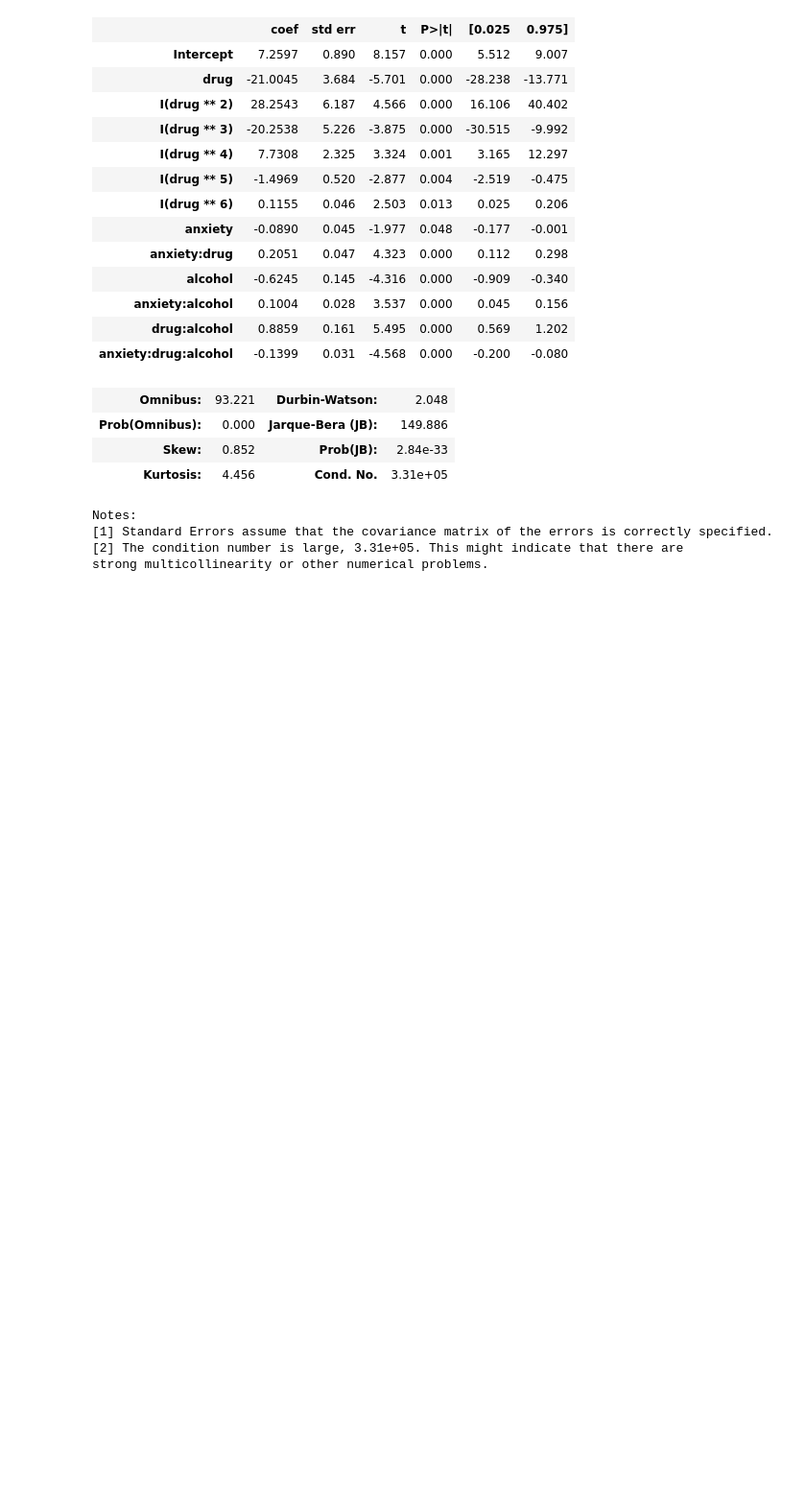
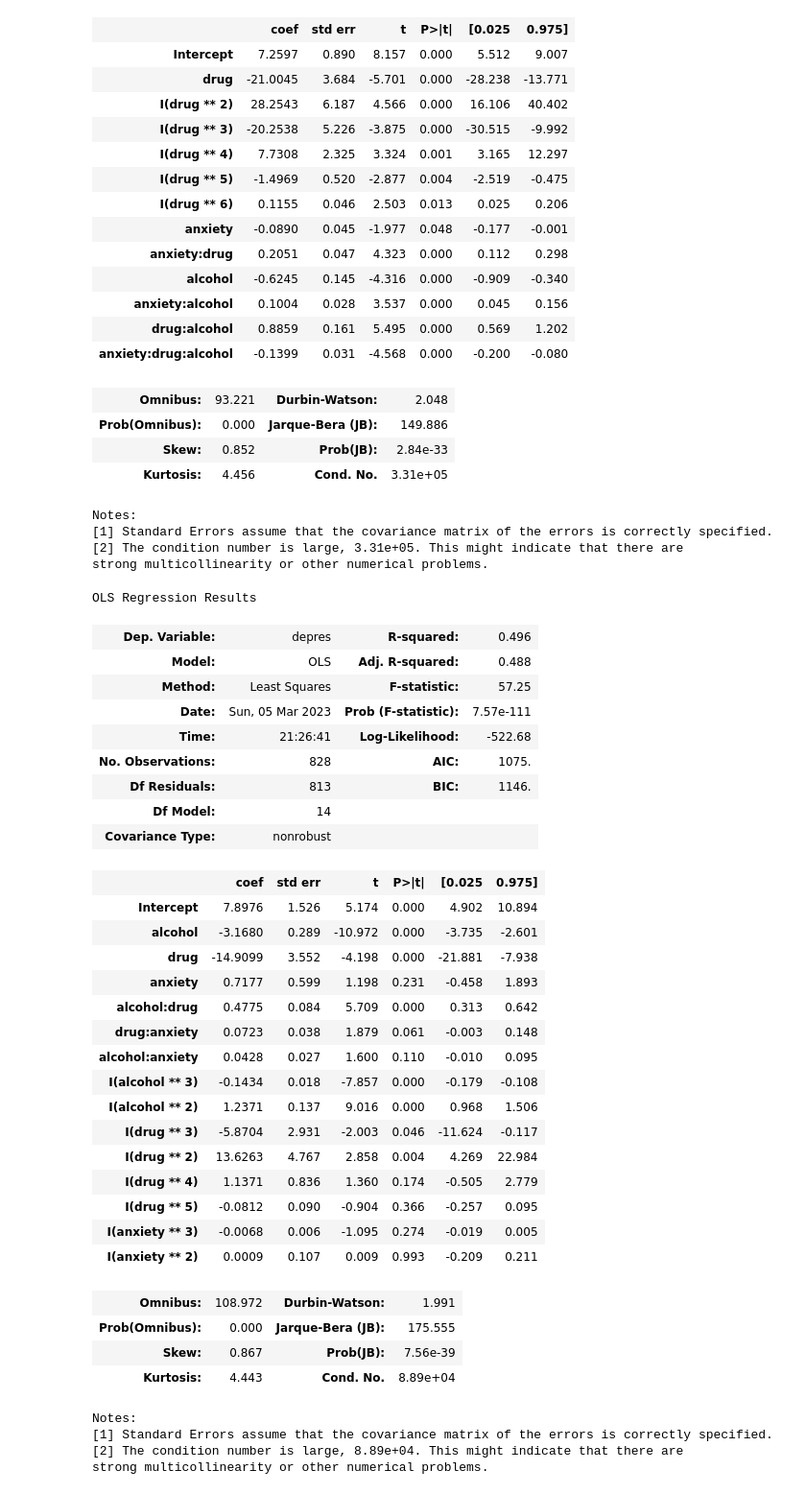
Before and after one commit to marlenealanis/stat-303-2-project, a Jupyter notebook: Project_dataframe.ipynb, the cells around one changed output. Shown at 96% size. Cells and saved outputs as stored; diff of their text form; code cells hidden in the pictures; blank space fills up the shorter version.

```diff
--- a/Project_dataframe.ipynb
+++ b/Project_dataframe.ipynb
@@ -229,3 +229,42 @@ Notes:
 [1] Standard Errors assume that the covariance matrix of the errors is correctly specified.
 [2] The condition number is large, 3.31e+05. This might indicate that there are
 strong multicollinearity or other numerical problems.
+# %%
+ed_obj_7 = smf.ols(formula = 'depres~alcohol+drug+anxiety+alcohol*drug+ drug*anxiety + alcohol*anxiety + I(alcohol**3) + +I(alcohol**2) + I(drug**3) + I(drug**2)+ I(drug**3)+I(drug**4)+I(drug**5)+ I(anxiety**3) + I(anxiety**2)',
+                 data = train).fit()
+ed_obj_7.summary()
+# %% [output]
+OLS Regression Results
+| Dep. Variable: | depres | R-squared: | 0.496 |
+| Model: | OLS | Adj. R-squared: | 0.488 |
+| Method: | Least Squares | F-statistic: | 57.25 |
+| Date: | Sun, 05 Mar 2023 | Prob (F-statistic): | 7.57e-111 |
+| Time: | 21:26:41 | Log-Likelihood: | -522.68 |
+| No. Observations: | 828 | AIC: | 1075. |
+| Df Residuals: | 813 | BIC: | 1146. |
+| Df Model: | 14 |  |  |
+| Covariance Type: | nonrobust |  |  |
+|  | coef | std err | t | P>|t| | [0.025 | 0.975] |
+| Intercept | 7.8976 | 1.526 | 5.174 | 0.000 | 4.902 | 10.894 |
+| alcohol | -3.1680 | 0.289 | -10.972 | 0.000 | -3.735 | -2.601 |
+| drug | -14.9099 | 3.552 | -4.198 | 0.000 | -21.881 | -7.938 |
+| anxiety | 0.7177 | 0.599 | 1.198 | 0.231 | -0.458 | 1.893 |
+| alcohol:drug | 0.4775 | 0.084 | 5.709 | 0.000 | 0.313 | 0.642 |
+| drug:anxiety | 0.0723 | 0.038 | 1.879 | 0.061 | -0.003 | 0.148 |
+| alcohol:anxiety | 0.0428 | 0.027 | 1.600 | 0.110 | -0.010 | 0.095 |
+| I(alcohol ** 3) | -0.1434 | 0.018 | -7.857 | 0.000 | -0.179 | -0.108 |
+| I(alcohol ** 2) | 1.2371 | 0.137 | 9.016 | 0.000 | 0.968 | 1.506 |
+| I(drug ** 3) | -5.8704 | 2.931 | -2.003 | 0.046 | -11.624 | -0.117 |
+| I(drug ** 2) | 13.6263 | 4.767 | 2.858 | 0.004 | 4.269 | 22.984 |
+| I(drug ** 4) | 1.1371 | 0.836 | 1.360 | 0.174 | -0.505 | 2.779 |
+| I(drug ** 5) | -0.0812 | 0.090 | -0.904 | 0.366 | -0.257 | 0.095 |
+| I(anxiety ** 3) | -0.0068 | 0.006 | -1.095 | 0.274 | -0.019 | 0.005 |
+| I(anxiety ** 2) | 0.0009 | 0.107 | 0.009 | 0.993 | -0.209 | 0.211 |
+| Omnibus: | 108.972 | Durbin-Watson: | 1.991 |
+| Prob(Omnibus): | 0.000 | Jarque-Bera (JB): | 175.555 |
+| Skew: | 0.867 | Prob(JB): | 7.56e-39 |
+| Kurtosis: | 4.443 | Cond. No. | 8.89e+04 |
+Notes:
+[1] Standard Errors assume that the covariance matrix of the errors is correctly specified.
+[2] The condition number is large, 8.89e+04. This might indicate that there are
+strong multicollinearity or other numerical problems.
```
